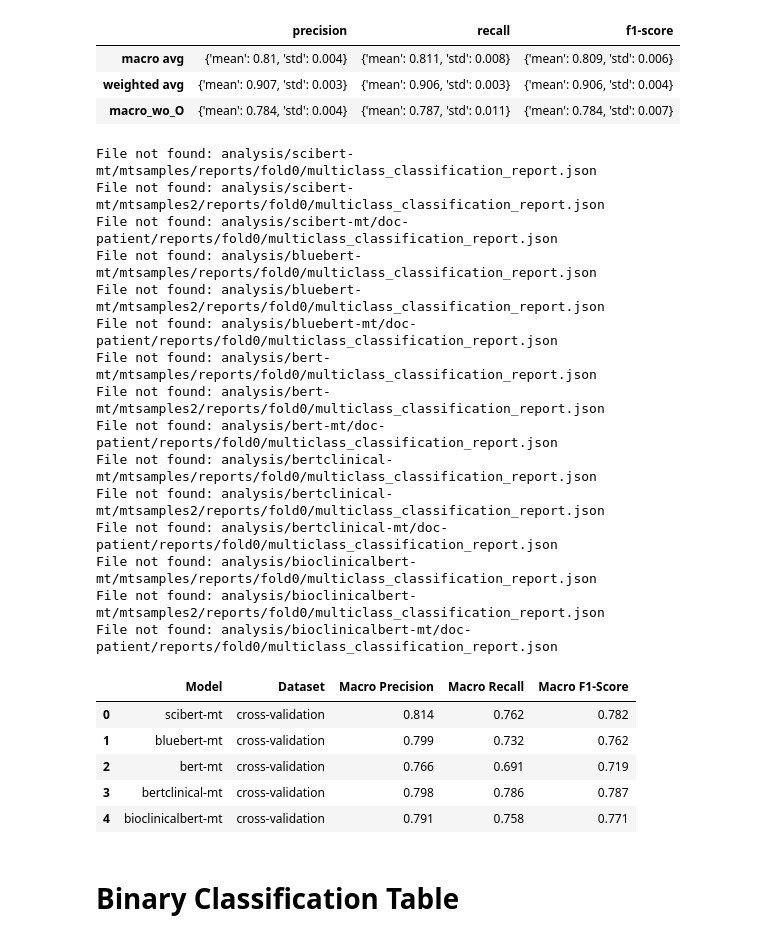
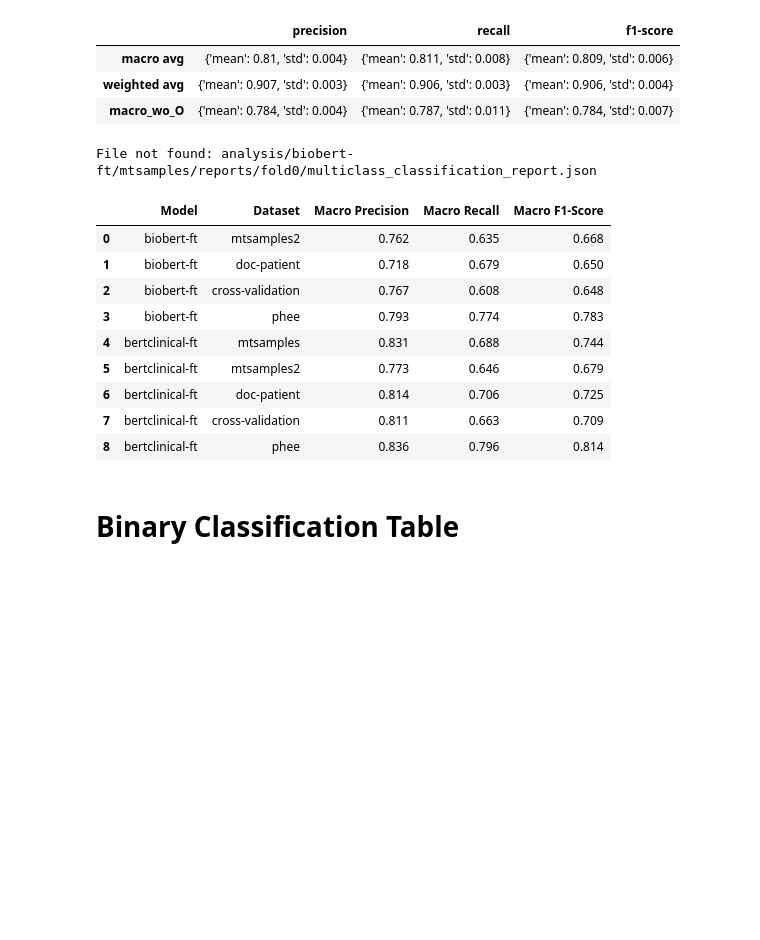
Before and after one commit to lara-ozyegen/MRP_MedHighlight, a Jupyter notebook: notebooks/bert_clinical_analysis.ipynb, the cells around one changed output. Saved outputs shown, nothing was run; the diff lists cells and outputs as text; code cells hidden in the pictures; blank space fills up the shorter version.

```diff
--- a/notebooks/bert_clinical_analysis.ipynb
+++ b/notebooks/bert_clinical_analysis.ipynb
@@ -102,61 +102,52 @@ import json
 import pandas as pd
 
 # Define the model names and dataset names
-model_names = ['scibert-mt', 'bluebert-mt', 'bert-mt', 'bertclinical-mt', 'bioclinicalbert-mt']
-dataset_names = ['mtsamples', 'mtsamples2', 'doc-patient', 'cross-validation']
+# model_names = ['deberta-mt', 'scibert-mt', 'bluebert-mt', 'bert-mt', 'bertclinical-mt', 'bioclinicalbert-mt']
+model_names = ['biobert-ft', 'bertclinical-ft']
+dataset_names = ['mtsamples', 'mtsamples2', 'doc-patient', 'cross-validation', 'phee']
 
 # Initialize an empty list to store the results
 results = []
 
 # Iterate over each model and dataset to read the respective JSON files
 for model_name in model_names:
     for dataset_name in dataset_names:
         file_path = f'analysis/{model_name}/{dataset_name}/reports/fold0/multiclass_classification_report.json'
         if os.path.exists(file_path):
             with open(file_path, 'r') as file:
                 try:
                     report = json.load(file)
                     # Extract the macro average values for precision, recall, and f1-score
                     macro_avg = {
                         'Model': model_name,
                         'Dataset': dataset_name,
                         'Macro Precision': report['precision']['macro_wo_O'],
                         'Macro Recall': report['recall']['macro_wo_O'],
                         'Macro F1-Score': report['f1-score']['macro_wo_O']
                     }
                     results.append(macro_avg)
                 except json.JSONDecodeError:
                     print(f"Error decoding JSON from file: {file_path}")
         else:
             print(f"File not found: {file_path}")
 
 # Convert the results list to a DataFrame
 results_df = pd.DataFrame(results)
 
 # Display the results DataFrame
 results_df
 # %% [output]
-File not found: analysis/scibert-mt/mtsamples/reports/fold0/multiclass_classification_report.json
-File not found: analysis/scibert-mt/mtsamples2/reports/fold0/multiclass_classification_report.json
-File not found: analysis/scibert-mt/doc-patient/reports/fold0/multiclass_classification_report.json
-File not found: analysis/bluebert-mt/mtsamples/reports/fold0/multiclass_classification_report.json
-File not found: analysis/bluebert-mt/mtsamples2/reports/fold0/multiclass_classification_report.json
-File not found: analysis/bluebert-mt/doc-patient/reports/fold0/multiclass_classification_report.json
-File not found: analysis/bert-mt/mtsamples/reports/fold0/multiclass_classification_report.json
-File not found: analysis/bert-mt/mtsamples2/reports/fold0/multiclass_classification_report.json
-File not found: analysis/bert-mt/doc-patient/reports/fold0/multiclass_classification_report.json
-File not found: analysis/bertclinical-mt/mtsamples/reports/fold0/multiclass_classification_report.json
-File not found: analysis/bertclinical-mt/mtsamples2/reports/fold0/multiclass_classification_report.json
-File not found: analysis/bertclinical-mt/doc-patient/reports/fold0/multiclass_classification_report.json
-File not found: analysis/bioclinicalbert-mt/mtsamples/reports/fold0/multiclass_classification_report.json
-File not found: analysis/bioclinicalbert-mt/mtsamples2/reports/fold0/multiclass_classification_report.json
-File not found: analysis/bioclinicalbert-mt/doc-patient/reports/fold0/multiclass_classification_report.json
+File not found: analysis/biobert-ft/mtsamples/reports/fold0/multiclass_classification_report.json
 |  | Model | Dataset | Macro Precision | Macro Recall | Macro F1-Score |
-| 0 | scibert-mt | cross-validation | 0.814 | 0.762 | 0.782 |
-| 1 | bluebert-mt | cross-validation | 0.799 | 0.732 | 0.762 |
-| 2 | bert-mt | cross-validation | 0.766 | 0.691 | 0.719 |
-| 3 | bertclinical-mt | cross-validation | 0.798 | 0.786 | 0.787 |
-| 4 | bioclinicalbert-mt | cross-validation | 0.791 | 0.758 | 0.771 |
+| 0 | biobert-ft | mtsamples2 | 0.762 | 0.635 | 0.668 |
+| 1 | biobert-ft | doc-patient | 0.718 | 0.679 | 0.650 |
+| 2 | biobert-ft | cross-validation | 0.767 | 0.608 | 0.648 |
+| 3 | biobert-ft | phee | 0.793 | 0.774 | 0.783 |
+| 4 | bertclinical-ft | mtsamples | 0.831 | 0.688 | 0.744 |
+| 5 | bertclinical-ft | mtsamples2 | 0.773 | 0.646 | 0.679 |
+| 6 | bertclinical-ft | doc-patient | 0.814 | 0.706 | 0.725 |
+| 7 | bertclinical-ft | cross-validation | 0.811 | 0.663 | 0.709 |
+| 8 | bertclinical-ft | phee | 0.836 | 0.796 | 0.814 |
 # %% [markdown]
 # Binary Classification Table
 # %%
```
Also changed, not shown: parts of 5 cells of this notebook, 2 other files.
